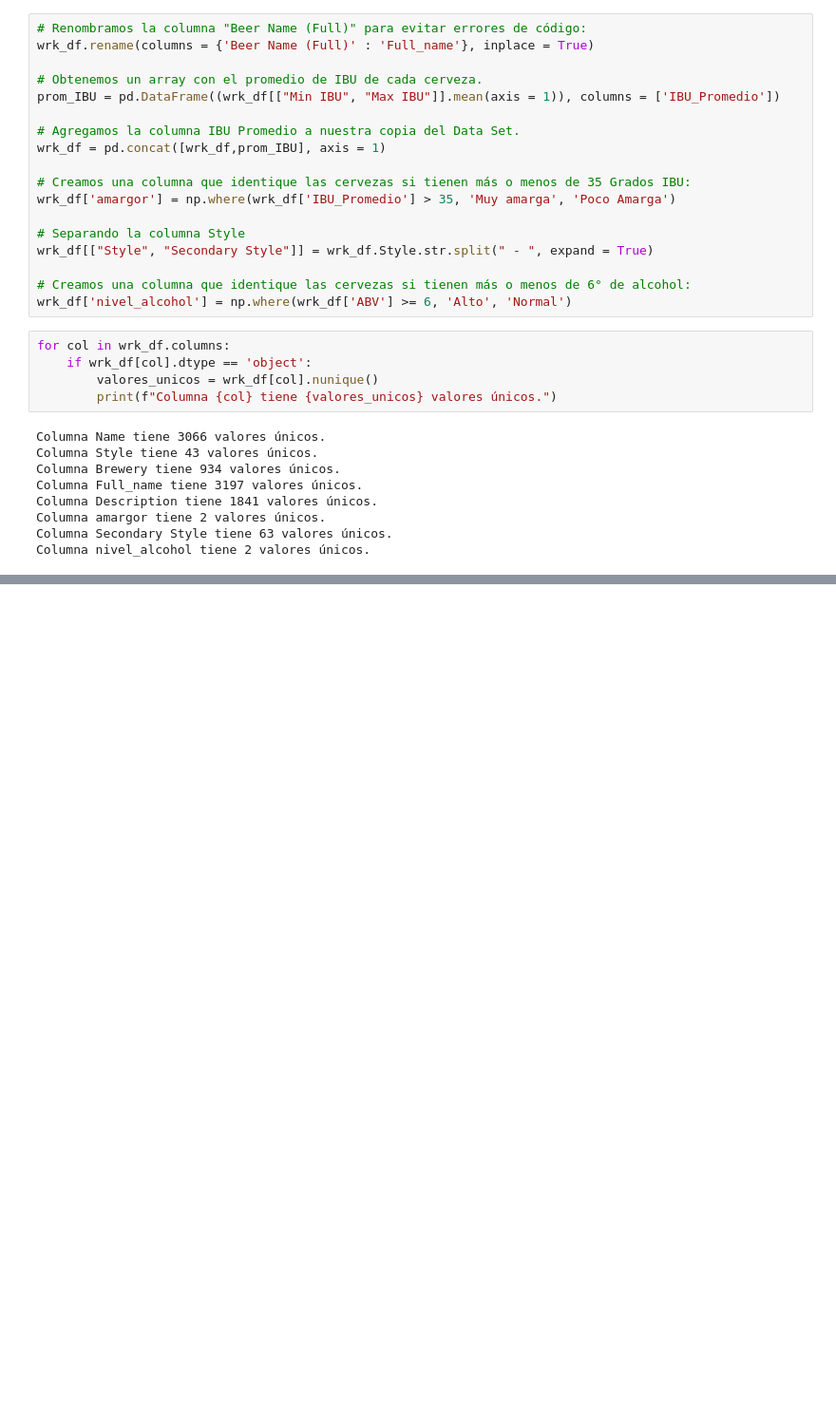
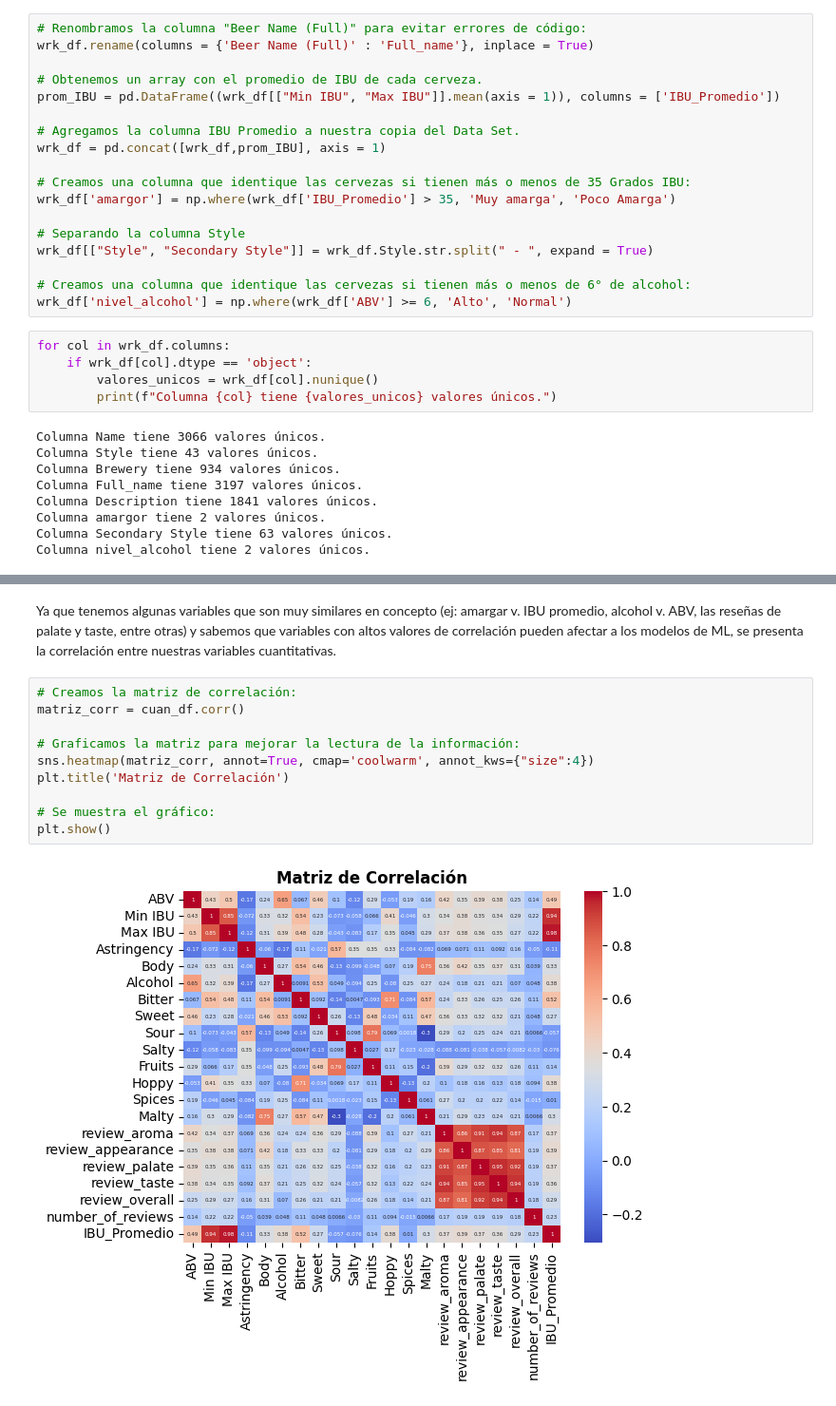
Before and after one commit to JMRRT1992/Coderhouse, a Jupyter notebook: Proyecto/Entrega 10/Desafio_AlgoritmoML_MVP_ReyesRetanaT.ipynb, the cells around one changed output, grey strips where cells are left out. Shown at 95% size. Drawn from its saved outputs; the diff is of its cells as text; blank space fills up the shorter version.

```diff
--- a/Proyecto/Entrega 10/Desafio_AlgoritmoML_MVP_ReyesRetanaT.ipynb
+++ b/Proyecto/Entrega 10/Desafio_AlgoritmoML_MVP_ReyesRetanaT.ipynb
@@ -277,0 +374,14 @@ Vemos como pasamos de 111 estilos distintos a solo 43, así como la clasificaci
+# %% [markdown]
+Ya que tenemos algunas variables que son muy similares en concepto (ej: amargar v. IBU promedio, alcohol v. ABV, las reseñas de palate y taste, entre otras) y sabemos que variables con altos valores de correlación pueden afectar a los modelos de ML, se presenta la correlación entre nuestras variables cuantitativas.
+# %%
+# Creamos la matriz de correlación:
+matriz_corr = cuan_df.corr()
+
+# Graficamos la matriz para mejorar la lectura de la información:
+sns.heatmap(matriz_corr, annot=True, cmap='coolwarm', annot_kws={"size":4})
+plt.title('Matriz de Correlación')
+
+# Se muestra el gráfico:
+plt.show()
+# %% [output]
+[figure, added]
```
Also changed, not shown: parts of 31 cells of this notebook.
